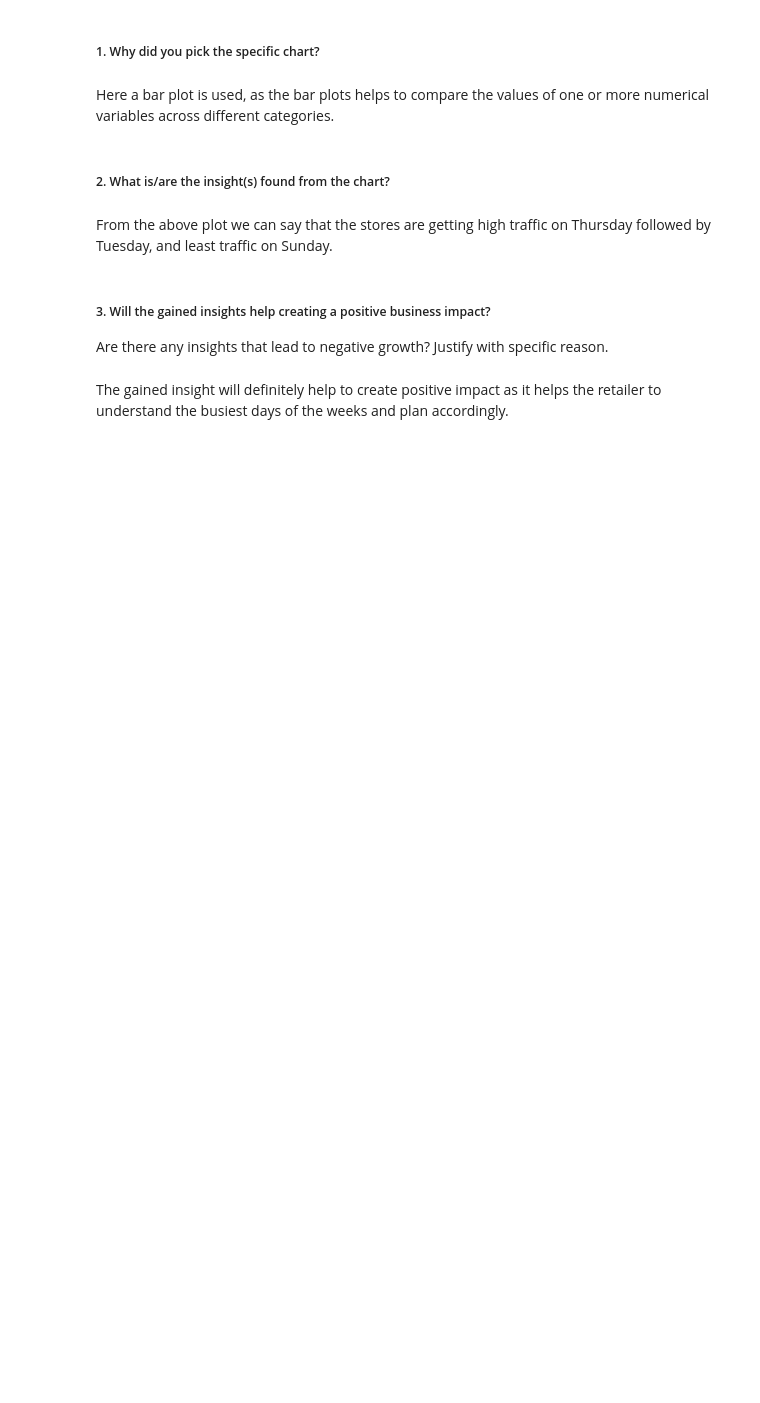
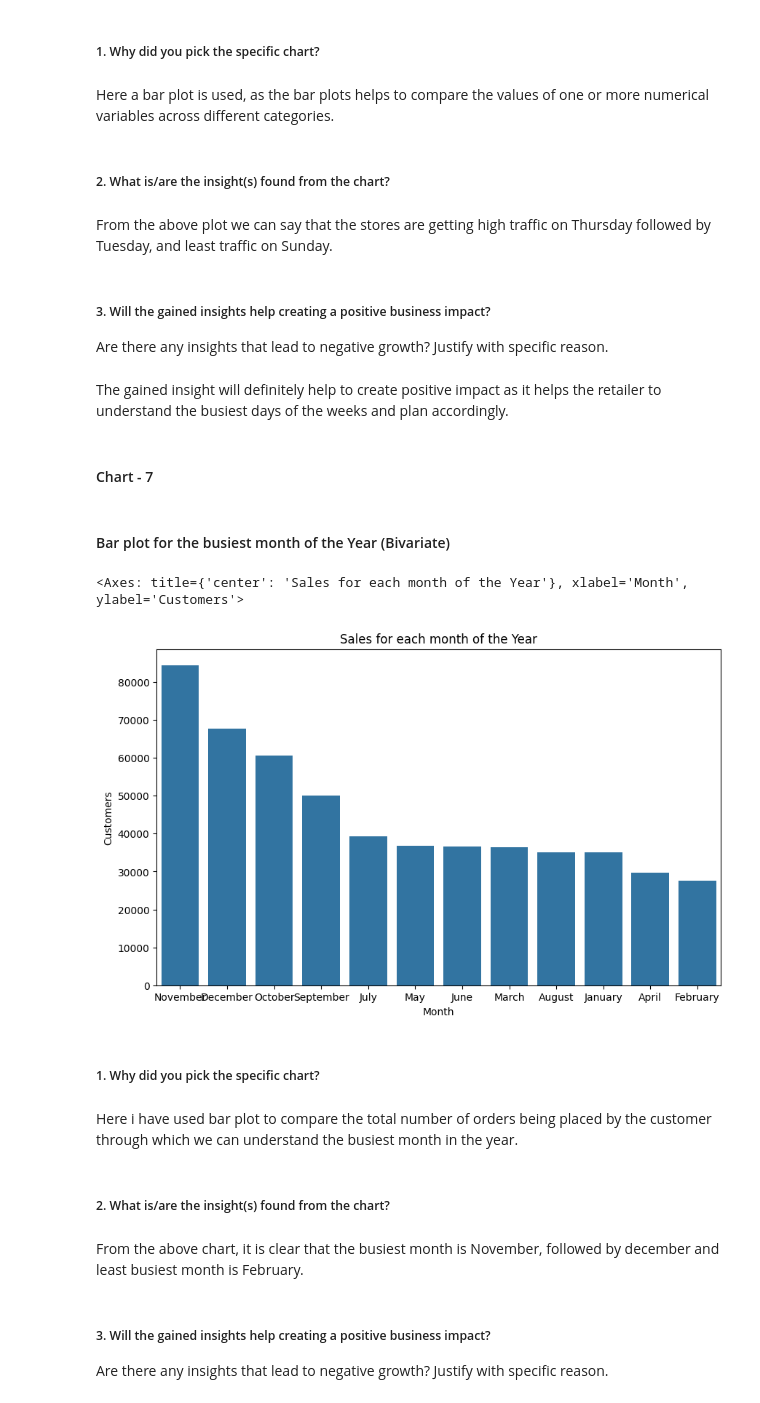
Before and after one commit to Madhukargoud2197/Myntra_Online_Retail_Segmentation_Project, a Jupyter notebook: Myntra_Online_Retail_Customer_Segmentation_Project.ipynb, the cells around one changed output. Saved outputs shown, nothing was run; the diff lists cells and outputs as text; code cells hidden in the pictures; blank space fills up the shorter version.

```diff
--- a/Myntra_Online_Retail_Customer_Segmentation_Project.ipynb
+++ b/Myntra_Online_Retail_Customer_Segmentation_Project.ipynb
@@ -875,3 +875,28 @@ From the above plot we can say that the stores are getting high traffic on Thurs
 Are there any insights that lead to negative growth? Justify with specific reason.
 # %% [markdown]
 The gained insight will definitely help to create positive impact as it helps the retailer to understand the busiest days of the weeks and plan accordingly.
+# %% [markdown]
+#### Chart - 7
+# %% [markdown]
+#### Bar plot for the busiest month of the Year (Bivariate)
+# %%
+# Plotting the bar plot for busiest month of the year
+plt.figure(figsize=(10, 6))
+plt.title('Sales for each month of the Year')
+plt.xlabel('Month')
+plt.ylabel('Customers')
+sns.barplot(x='Month', y='Quantity', data=df.groupby(['Month'])['Quantity'].count().reset_index().sort_values('Quantity', ascending=False))
+# %% [output]
+<Axes: title={'center': 'Sales for each month of the Year'}, xlabel='Month', ylabel='Customers'>
+[figure, added]
+# %% [markdown]
+##### 1. Why did you pick the specific chart?
+# %% [markdown]
+Here i have used bar plot to compare the total number of orders being placed by the customer through which we can understand the busiest month in the year.
+# %% [markdown]
+##### 2. What is/are the insight(s) found from the chart?
+# %% [markdown]
+From the above chart, it is clear that the busiest month is November, followed by december and least busiest month is February.
+# %% [markdown]
+##### 3. Will the gained insights help creating a positive business impact?
+Are there any insights that lead to negative growth? Justify with specific reason.
```
Also changed, not shown: parts of 10 cells of this notebook.
